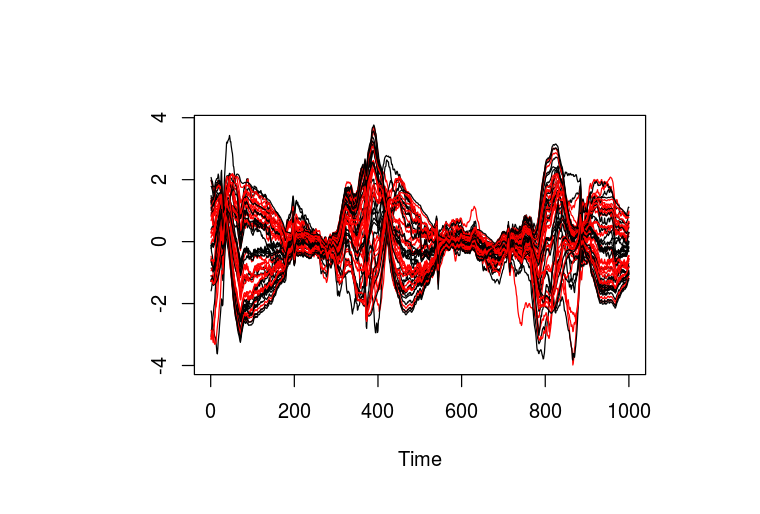
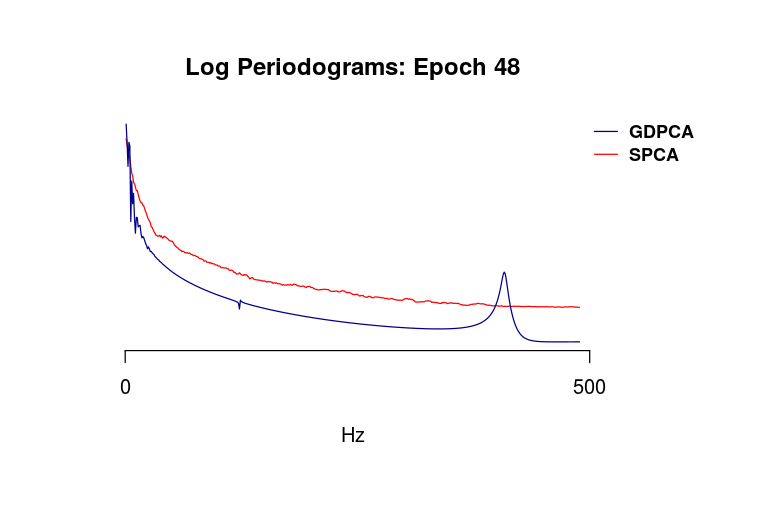
Before and after one commit to hfloresr/gdpca-vs-spca, a Jupyter notebook: notebooks/pre_multiple_lags.ipynb, the cells around one changed output. Drawn from its saved outputs; the diff is of its cells as text; code cells hidden in the pictures.

```diff
--- a/notebooks/pre_multiple_lags.ipynb
+++ b/notebooks/pre_multiple_lags.ipynb
@@ -83,7 +66,7 @@ plot_factors <- function(GDPC, SPCA, epoch) {
     llim = min(min(SPCA[5:995, epoch], GDPC[5:995, epoch]))
     par(mar=c(6.1, .5, 2.1, 6.1), xpd=TRUE)
     plot(GDPC[5:995, epoch], xaxt="n", yaxt="n", type='l', ylab='',ylim=c(llim, ulim),
-         main=sprintf("Pre-Stroke - Epoch %s: First Factors", epoch),xlab='ms', bty="n", col="darkblue")
+         main=sprintf("First Factors: Epoch %s", epoch),xlab='ms', bty="n", col="darkblue")
     lines(SPCA[5:995, epoch], col=2, xpd=FALSE)
     axis(side=1, at=seq(0, 1000, 1000))
     par(xpd=TRUE)
@@ -96,12 +79,28 @@ plot_periodograms <-function(Xgpd, Xspd, epoch) {
     llim = min(min(Xspd[7:495, epoch], Xgpd[7:495, epoch]))
     par(mar=c(6.1, 0.5, 4.1, 4.1), xpd=TRUE)
     plot(Xspd[7:495, epoch], xaxt="n", yaxt="n", type='l', ylab='', xlab='Hz',ylim=c(llim, ulim),
-         main=sprintf("Pre-Stroke - Epoch %s: Log Periodograms", epoch), bty='n', col='red')
+         main=sprintf("Log Periodograms: Epoch %s", epoch), bty='n', col='red')
     lines(Xgpd[7:495, epoch], col="darkblue", xpd=FALSE)
     axis(side=1, at=seq(0, 500, 500))
     legend("topright", ex.cs1, cex=0.9, y.intersp=2.5,legend=c("GDPCA", "SPCA"), bty="n",
            lty=c(1,1),col=c("darkblue", "red"), inset=c(-.17, 0), text.font=2)
 }
+
+plot_periodograms2 <-function(Xgpd, lag1, Xgpd2, lag2, Xspd, epoch) {
+    ulim = max(max(Xspd[7:495, epoch]), max(Xgpd[7:495, epoch]), max(Xgpd2[7:495, epoch]))
+    llim = min(min(Xspd[7:495, epoch]), min(Xgpd[7:495, epoch]), min(Xgpd2[7:495, epoch]))
+    par(mar=c(6.1, 0.5, 4.1, 10.1), xpd=TRUE)
+    plot(Xspd[7:495, epoch], xaxt="n", yaxt="n", type='l', ylab='', xlab='Hz',ylim=c(llim, ulim),
+         main=sprintf("Log Periodograms: Epoch %s", epoch), bty='n', col='red')
+    lines(Xgpd[7:495, epoch], col="darkblue", xpd=FALSE)
+    lines(Xgpd2[7:495, epoch], col="darkgreen", xpd=FALSE)
+    axis(side=1, at=seq(0, 500, 500))
+    gtitle1 = sprintf("GDPCA lag %s", lag1)
+    gtitle2 = sprintf("GDPCA lag %s", lag2)
+    stitle = "SPCA"
+    legend("topright", ex.cs1, cex=0.9, y.intersp=1.7,legend=c(gtitle1, gtitle2, stitle),
+           bty="n", lty=c(1,1,1),col=c("darkblue", "darkgreen", "red"), inset=c(-.38, 0), text.font=2)
+}
 # %%
 # Functions to save factors and log periodograms
 save_factor_plots <- function(G, S, epochs, subdir="lagx_factors") {
@@ -356,5 +367,4 @@ ts.plot(ts1$ts_g_r , gpars=list(col = c("red")))
-# %%
-params = list(yaxt="n", xaxt="n", ylab="", xlab="ms", col = c("black", "red"))
-ts.plot(ts1$ts_z, ts1$ts_g_r,  gpars = list(col = c("black", "red")))
-# %% [output]
-[figure, removed]
+# %%
+plot_periodograms(P_g10, P_s, 48)
+# %% [output]
+[figure, added]
```
Also changed, not shown: parts of 18 cells of this notebook.
